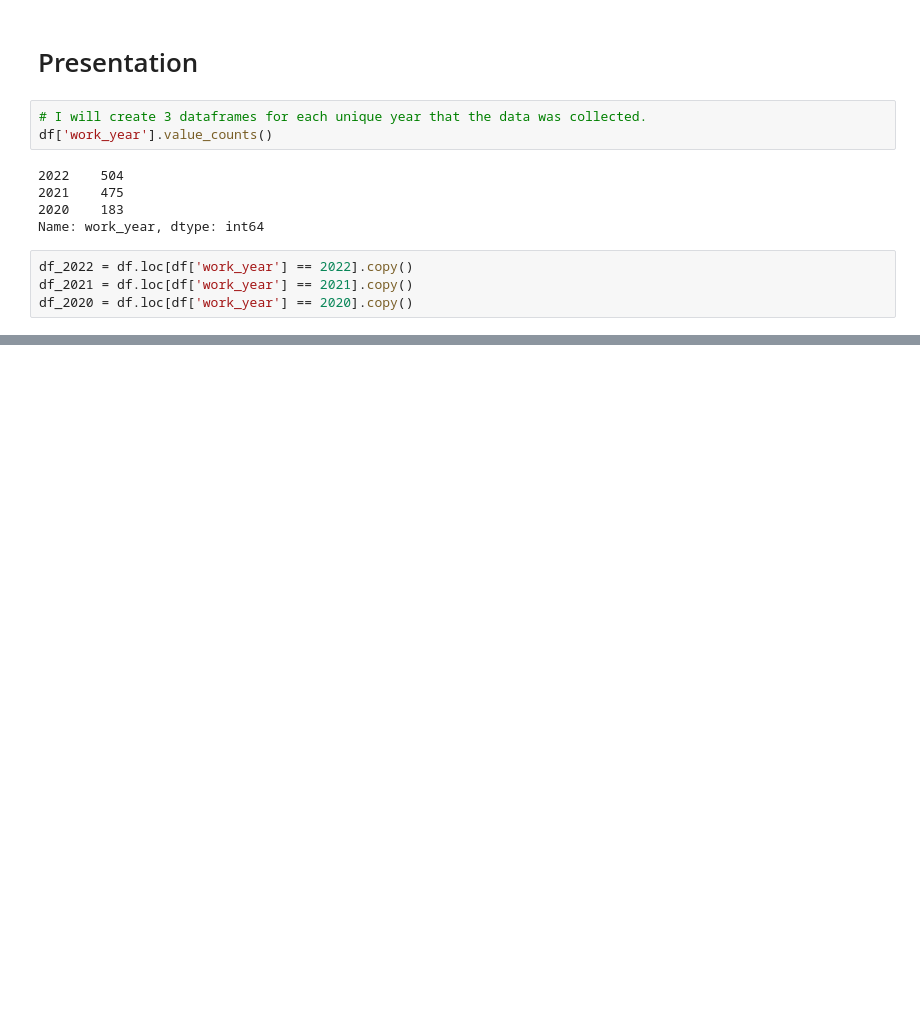
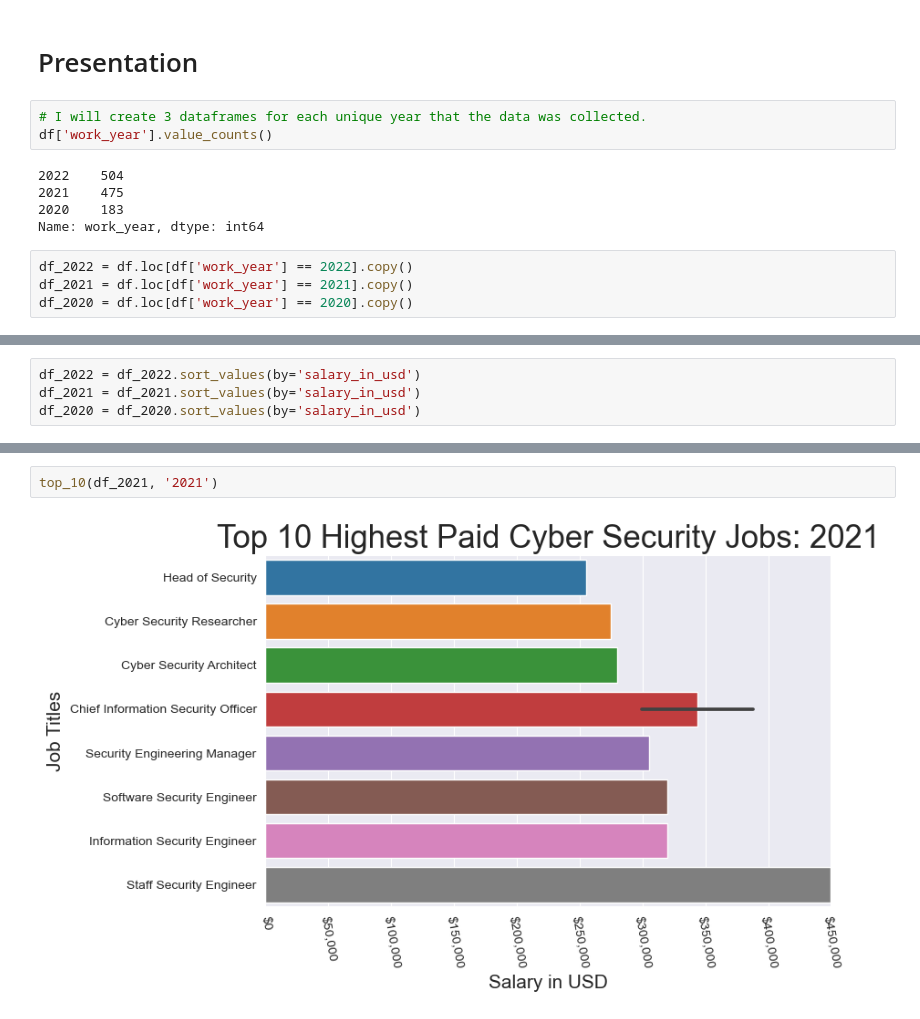
Before and after one commit to SantosAbimaelRomero/Cyber-Security-Salaries, a Jupyter notebook: Cyber Security Salary Presentation.ipynb, the cells around one changed output, grey strips where cells are left out. Saved outputs shown, nothing was run; the diff lists cells and outputs as text; blank space fills up the shorter version.

```diff
--- a/Cyber Security Salary Presentation.ipynb
+++ b/Cyber Security Salary Presentation.ipynb
@@ -318,0 +273,4 @@ plt.title('Top 10 Highest Paid Cyber Security Jobs', fontsize=25);
+# %%
+df_2022 = df_2022.sort_values(by='salary_in_usd')
+df_2021 = df_2021.sort_values(by='salary_in_usd')
+df_2020 = df_2020.sort_values(by='salary_in_usd')
@@ -318,0 +312,4 @@ plt.title('Top 10 Highest Paid Cyber Security Jobs', fontsize=25);
+# %%
+top_10(df_2021, '2021')
+# %% [output]
+[figure, added]
```
Also changed, not shown: parts of 11 cells of this notebook.
